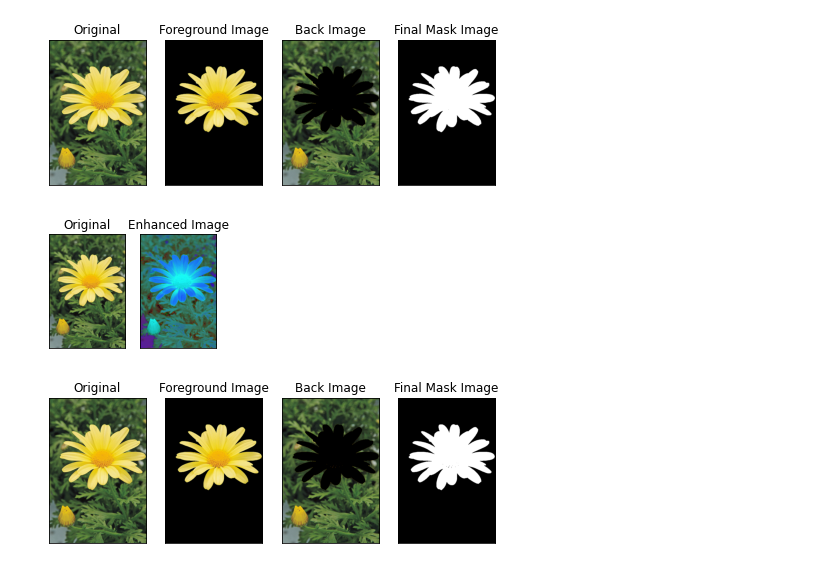
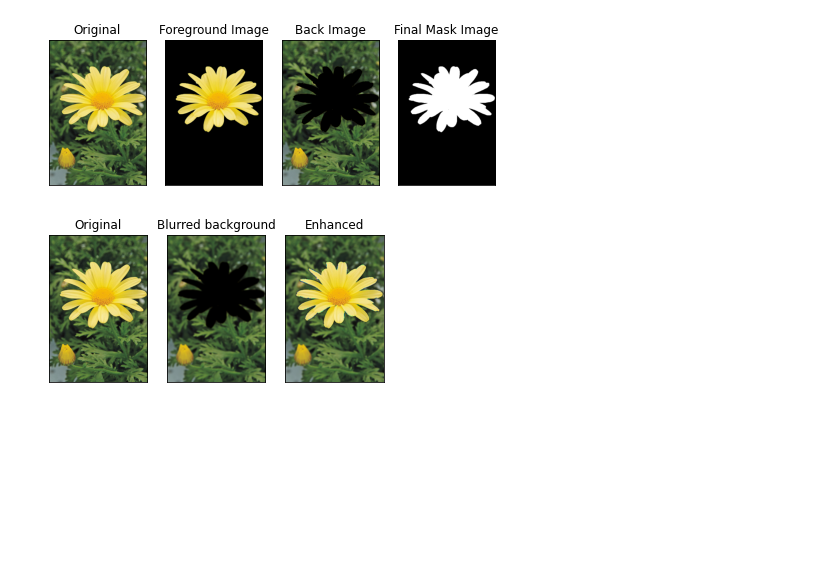
Before and after one commit to luxshan21/Image_Processing_Works_190364C, a Jupyter notebook: Assignments/Assignment_01/Assignment_01_190364C.ipynb, the cells around one changed output. Drawn from its saved outputs; the diff is of its cells as text; code cells hidden in the pictures; blank space fills up the shorter version.

```diff
--- a/Assignments/Assignment_01/Assignment_01_190364C.ipynb
+++ b/Assignments/Assignment_01/Assignment_01_190364C.ipynb
@@ -201,9 +201,12 @@ plt.show()
 [figure]
 # %%
 # Question 7 (a)
-daisy = cv.imread('daisy.jpg', cv.IMREAD_COLOR)
+import cv2 as cv
+import numpy as np
+import matplotlib.pyplot as plt
+im = cv.imread('daisy.jpg', cv.IMREAD_COLOR)
 assert daisy is not None
-img_orig = cv.cvtColor(daisy, cv.COLOR_BGR2RGB)
+img_orig = cv.cvtColor(im, cv.COLOR_BGR2RGB)
 fig, axes = plt.subplots(1,4, sharex='all', sharey='all', figsize=(8,4))
 axes[0].imshow(img_orig, cmap='gray')
 axes[0].set_title('Original'),axes[0].set_xticks([]), axes[0].set_yticks([])
@@ -226,44 +229,18 @@ plt.show()
 [figure]
 # %%
 # Question 7 (b)
-import cv2
-from matplotlib import pyplot as plt
-img = cv2.imread("daisy.jpg",cv2.IMREAD_COLOR)
-disp_img = cv2.cvtColor(img, cv2.COLOR_BGR2RGB)
-fig, axes  = plt.subplots(1,2, sharex='all', sharey='all', figsize=(3,3))
-axes[0].imshow(disp_img, cmap='gray'),axes[0].set_title('Original')
-axes[0].set_xticks([]), axes[0].set_yticks([])
-hsv = cv2.cvtColor(disp_img, cv2.COLOR_RGB2HSV)
-im1 = cv2.cvtColor(hsv, cv2.COLOR_HSV2RGB)
-greenMask = cv2.inRange(hsv, (26, 10, 30), (97, 100, 255))
-img[greenMask == 255] = (0, 255, 0)
-axes[1].imshow(hsv, cmap='gray'),axes[1].set_title('Enhanced Image')
-axes[1].set_xticks([]), axes[1].set_yticks([])
+import cv2 as cv
+import numpy as np
+import matplotlib.pyplot as plt
+fig, axes = plt.subplots(1,3, sharex='all', sharey='all', figsize=(6,3))
+axes[0].imshow(img_orig, cmap='gray')
+axes[0].set_title('Original'),axes[0].set_xticks([]), axes[0].set_yticks([])
+blurred_bg = cv.GaussianBlur(back, (9,9), 4)
+enhanced = fore + blurred_bg
+axes[1].imshow(blurred_bg, cmap='gray')
+axes[1].set_title('Blurred background'),axes[1].set_xticks([]), axes[1].set_yticks([])
+axes[2].imshow(enhanced, cmap='gray')
+axes[2].set_title('Enhanced'),axes[2].set_xticks([]), axes[2].set_yticks([])
 plt.show()
 # %% [output]
-[figure, old version]
+[figure, new version]
-# %%
-#7)
-daisy = cv.imread('daisy.jpg', cv.IMREAD_COLOR)
-assert daisy is not None
-img_orig = cv.cvtColor(daisy, cv.COLOR_BGR2RGB)
-fig, axes = plt.subplots(1,4, sharex='all', sharey='all', figsize=(8,4))
-axes[0].imshow(img_orig, cmap='gray')
-axes[0].set_title('Original'),axes[0].set_xticks([]), axes[0].set_yticks([])
-mask = np.zeros(img_orig.shape[:2],np.uint8)
-bgdModel = np.zeros((1,65),np.float64)
-fgdModel = np.zeros((1,65),np.float64)
-rect = (30,70,650,550)
-cv.grabCut(img_orig,mask,rect,bgdModel,fgdModel,5,cv.GC_INIT_WITH_RECT)
-mask2 = np.where((mask==2)|(mask==0),0,1).astype('uint8')
-fore = img_orig*mask2[:,:,np.newaxis]
-back = img_orig - fore
-axes[1].imshow(fore, cmap='gray')
-axes[1].set_title('Foreground Image'),axes[1].set_xticks([]), axes[1].set_yticks([])
-axes[2].imshow(back, cmap='gray')
-axes[2].set_title('Back Image'),axes[2].set_xticks([]), axes[2].set_yticks([])
-axes[3].imshow(mask2, cmap='gray')
-axes[3].set_title('Final Mask Image'),axes[3].set_xticks([]), axes[3].set_yticks([])
-plt.show()
-# %% [output]
-[figure, removed]
```
Also changed, not shown: parts of 1 cell of this notebook.
